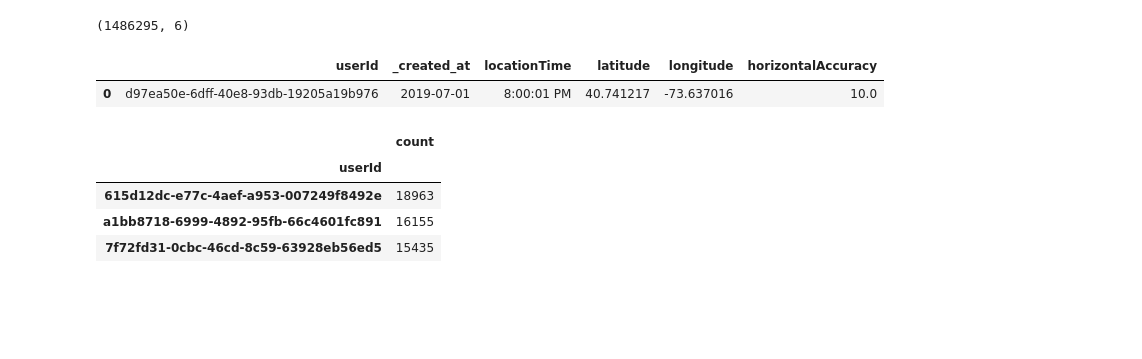
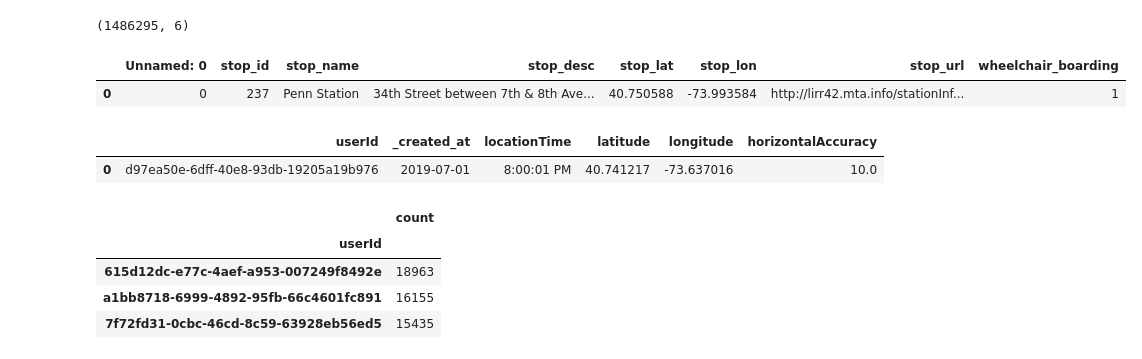
Before and after one commit to rajatrh/MTA-Schedule-Delays, a Jupyter notebook: User_Analysis.ipynb, the cells around one changed output. Saved outputs shown, nothing was run; the diff lists cells and outputs as text; code cells hidden in the pictures; blank space fills up the shorter version.

```diff
--- a/User_Analysis.ipynb
+++ b/User_Analysis.ipynb
@@ -12,6 +12,8 @@ from google.colab import drive
 drive.mount('/content/drive')
 # %%
 df_crowd_source = pd.read_csv('/content/drive/My Drive/523 524/CrowdsourcingLocationLog.csv')
+# %%
+df_stations = pd.read_csv('/content/drive/My Drive/523 524/meta_data/stops_lirr.csv')
 # %%
 def convertToDate(dateTime):
   cur = pd.to_datetime(dateTime, errors='coerce')
@@ -23,6 +25,11 @@ df_crowd_source['_created_at'] = df_crowd_source.apply(lambda x: convertToDate(x
 df_crowd_source.shape
 # %% [output]
 (1486295, 6)
+# %%
+df_stations.head(1)
+# %% [output]
+|  | Unnamed: 0 | stop_id | stop_name | stop_desc | stop_lat | stop_lon | stop_url | wheelchair_boarding |
+| 0 | 0 | 237 | Penn Station | 34th Street between 7th & 8th Ave... | 40.750588 | -73.993584 | http://lirr42.mta.info/stationInf... | 1 |
 # %%
 df_crowd_source.head(1)
 # %% [output]
```
Also changed, not shown: parts of 25 cells of this notebook.
